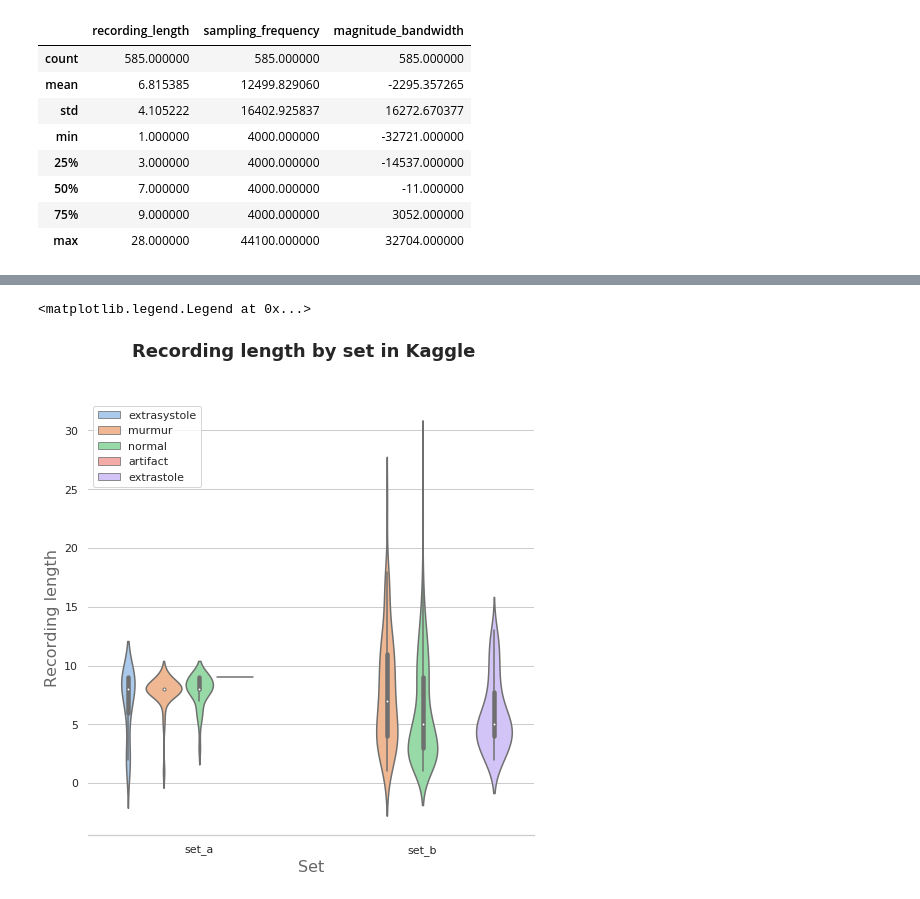
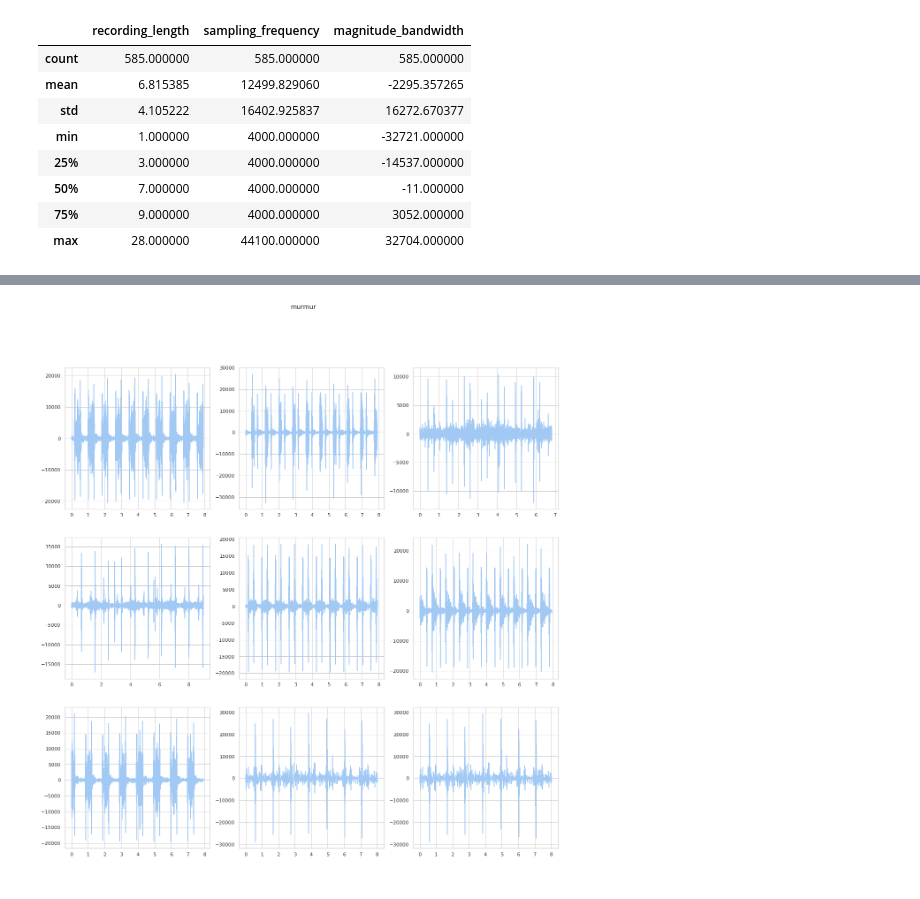
Before and after one commit to jczestochowska/heartbeat_classification, a Jupyter notebook: notebooks/kaggle_dataset_analysis.ipynb, the cells around one changed output, grey strips where cells are left out. Saved outputs shown, nothing was run; the diff lists cells and outputs as text; code cells hidden in the pictures.

```diff
--- a/notebooks/kaggle_dataset_analysis.ipynb
+++ b/notebooks/kaggle_dataset_analysis.ipynb
@@ -63,15 +61,0 @@ No handles with labels found to put in legend.
-# %%
-sns.set(style="whitegrid", palette="pastel", color_codes=True)
-
-f, ax = plt.subplots(figsize=(8, 8))
-
-sns.violinplot(x="set",y="recording_length",hue="label", data=kaggle_overview)
-sns.despine(left=True)
-
-f.suptitle('Recording length by set in Kaggle', fontsize=18, fontweight='bold')
-ax.set_xlabel("Set",size = 16,alpha=0.7)
-ax.set_ylabel("Recording length",size = 16,alpha=0.7)
-plt.legend(loc='upper left')
-# %% [output]
-<matplotlib.legend.Legend at 0x...>
-[figure, removed]
@@ -94,0 +62,4 @@ create_dataframe_with_sampling_frequencies(SET)
+# %%
+plot_kaggle_signals_on_square_grid_by_label('a', 'murmur', 3, 20)
+# %% [output]
+[figure, added]
```
Also changed, not shown: parts of 17 cells of this notebook, 3 other files.
